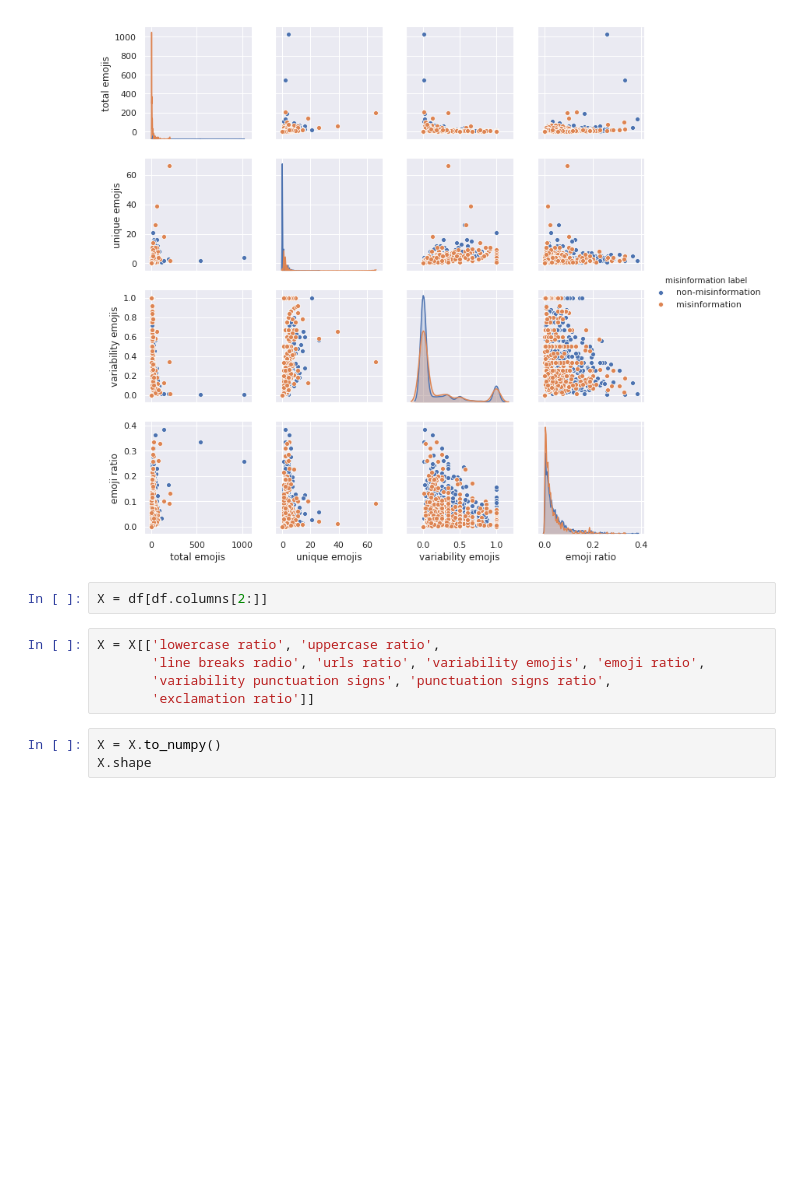
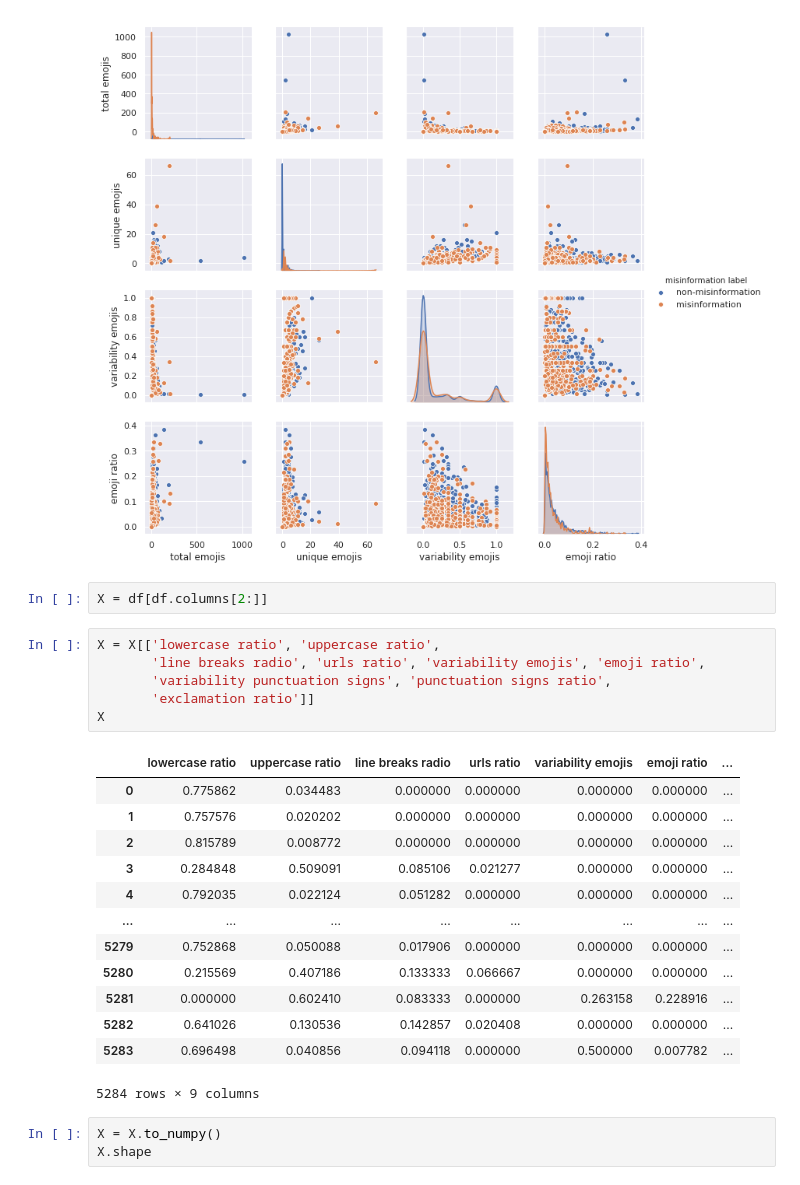
Before and after one commit to cabrau/FakeWhatsApp.Br, a Jupyter notebook: 5.1 - misinformation detection ml hadcrafted features.ipynb, the cells around one changed output. Cells and saved outputs as stored; diff of their text form; blank space fills up the shorter version.

```diff
--- a/5.1 - misinformation detection ml hadcrafted features.ipynb
+++ b/5.1 - misinformation detection ml hadcrafted features.ipynb
@@ -427,8 +427,23 @@ X = df[df.columns[2:]]
 # %%
 X = X[['lowercase ratio', 'uppercase ratio',
        'line breaks radio', 'urls ratio', 'variability emojis', 'emoji ratio',
        'variability punctuation signs', 'punctuation signs ratio',
        'exclamation ratio']]
+X
+# %% [output]
+|  | lowercase ratio | uppercase ratio | line breaks radio | urls ratio | variability emojis | emoji ratio | ... |
+| 0 | 0.775862 | 0.034483 | 0.000000 | 0.000000 | 0.000000 | 0.000000 | ... |
+| 1 | 0.757576 | 0.020202 | 0.000000 | 0.000000 | 0.000000 | 0.000000 | ... |
+| 2 | 0.815789 | 0.008772 | 0.000000 | 0.000000 | 0.000000 | 0.000000 | ... |
+| 3 | 0.284848 | 0.509091 | 0.085106 | 0.021277 | 0.000000 | 0.000000 | ... |
+| 4 | 0.792035 | 0.022124 | 0.051282 | 0.000000 | 0.000000 | 0.000000 | ... |
+| ... | ... | ... | ... | ... | ... | ... | ... |
+| 5279 | 0.752868 | 0.050088 | 0.017906 | 0.000000 | 0.000000 | 0.000000 | ... |
+| 5280 | 0.215569 | 0.407186 | 0.133333 | 0.066667 | 0.000000 | 0.000000 | ... |
+| 5281 | 0.000000 | 0.602410 | 0.083333 | 0.000000 | 0.263158 | 0.228916 | ... |
+| 5282 | 0.641026 | 0.130536 | 0.142857 | 0.020408 | 0.000000 | 0.000000 | ... |
+| 5283 | 0.696498 | 0.040856 | 0.094118 | 0.000000 | 0.500000 | 0.007782 | ... |
+5284 rows × 9 columns
 # %%
 X = X.to_numpy()
 X.shape
```
Also changed, not shown: parts of 2 cells of this notebook, 8 other files.
